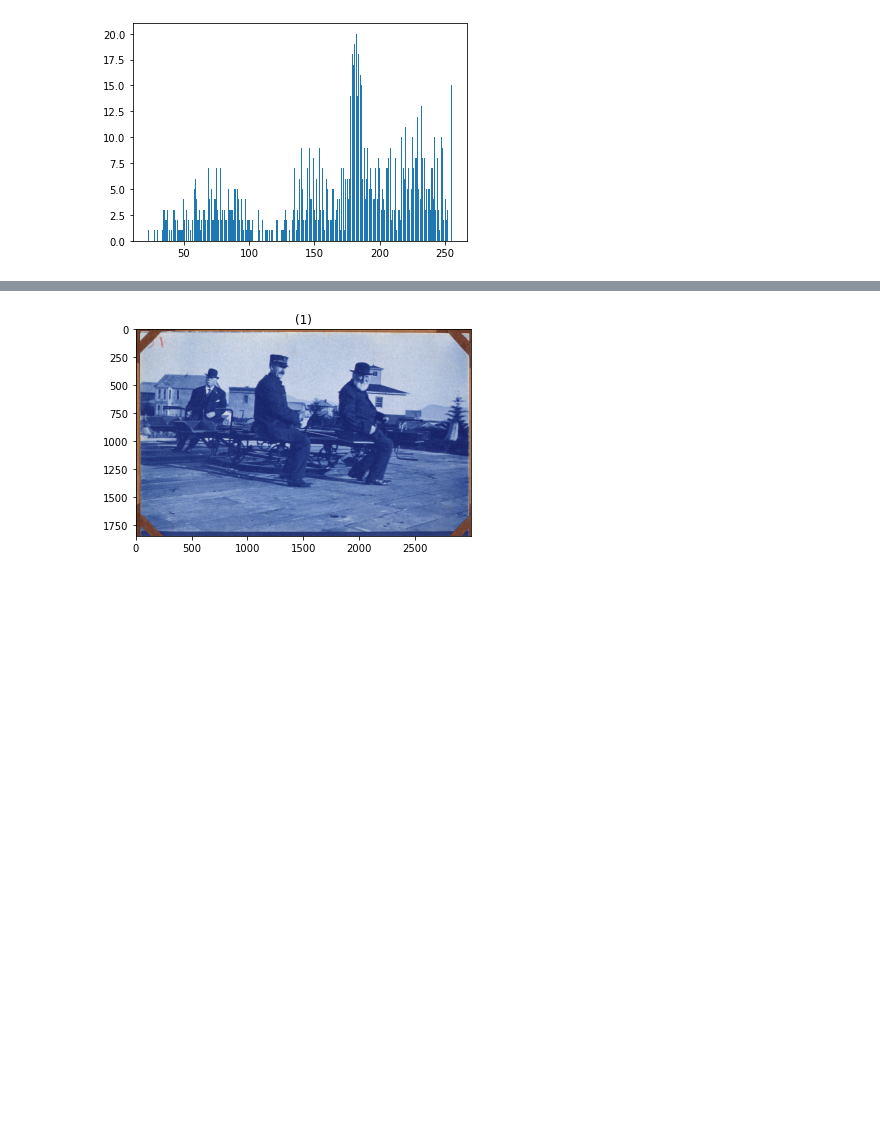
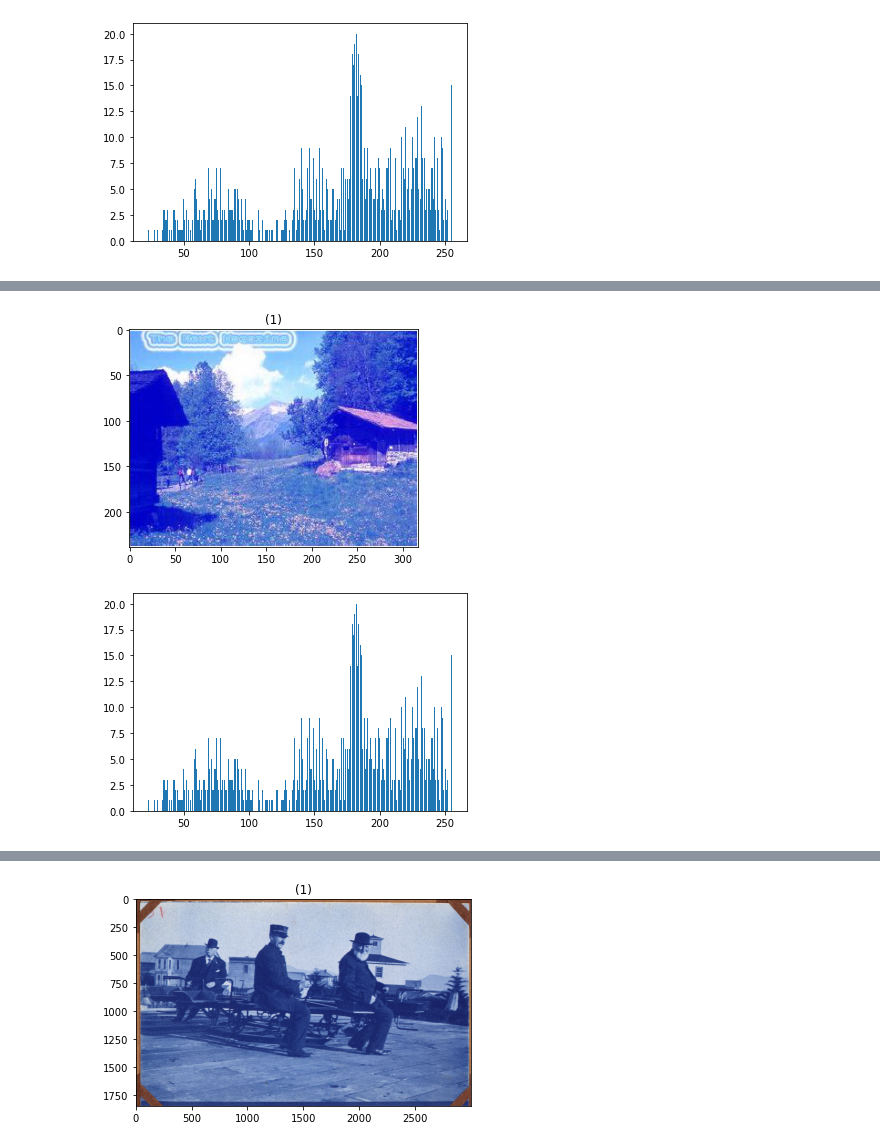
Before and after one commit to EngPeterAtef/ImageProcessing_Labs, a Jupyter notebook: lab4 _Contrast Enhancement/Lab4_STD.ipynb, the cells around one changed output, grey strips where cells are left out. Drawn from its saved outputs; the diff is of its cells as text; code cells hidden in the pictures; blank space fills up the shorter version.

```diff
--- a/lab4 _Contrast Enhancement/Lab4_STD.ipynb
+++ b/lab4 _Contrast Enhancement/Lab4_STD.ipynb
@@ -180,3 +188,9 @@ showHistCommon(img_blue1[2])
 [figure]
 [figure]
 [figure]
+# %%
+show_images([img_blue2])
+showHistCommon(img_blue2[2])
+# %% [output]
+[figure, added]
+[figure, added]
```
Also changed, not shown: parts of 7 cells of this notebook.
